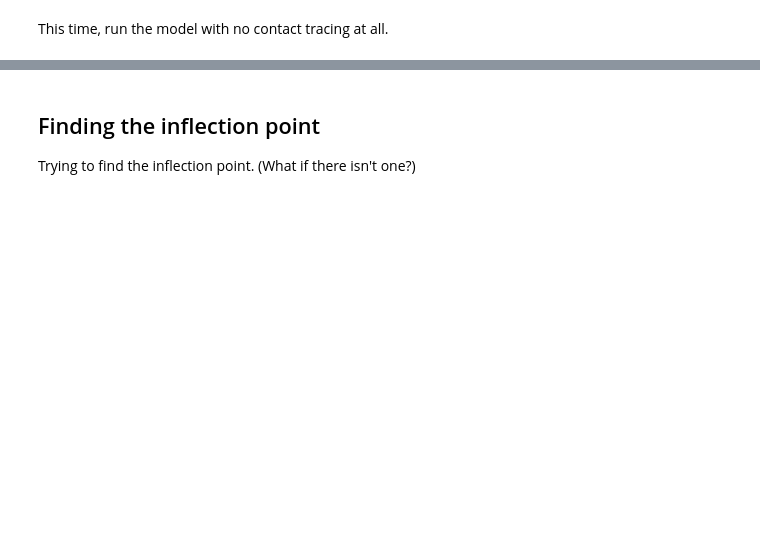
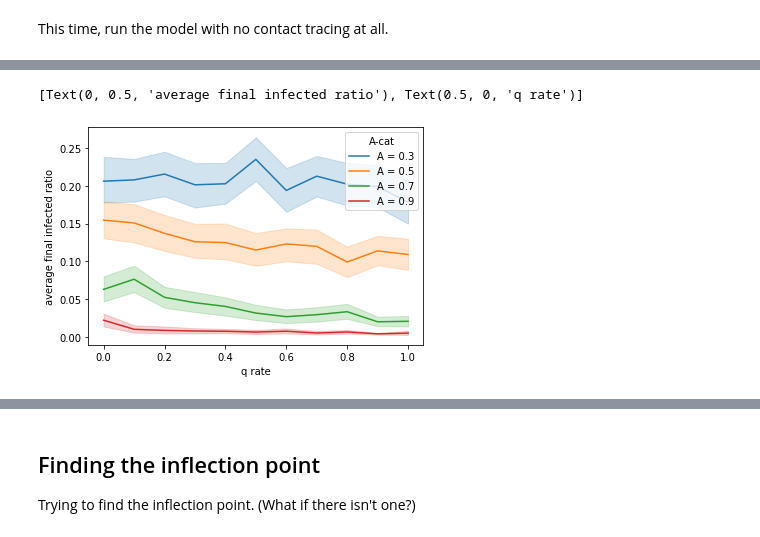
Before and after one commit to sbenthall/privacy-abm, a Jupyter notebook: contact-tracing/code/Python/Experiment--Varying q on WS with p* A*.ipynb, the cells around one changed output, grey strips where cells are left out. Drawn from its saved outputs; the diff is of its cells as text; code cells hidden in the pictures; blank space fills up the shorter version.

```diff
--- a/contact-tracing/code/Python/Experiment--Varying q on WS with p* A*.ipynb
+++ b/contact-tracing/code/Python/Experiment--Varying q on WS with p* A*.ipynb
@@ -140,0 +259,19 @@ epidemic_size = {
+# %%
+data = pd.concat([
+    pd.read_csv('q_study_0_3.csv'),
+    pd.read_csv('q_study_0_5.csv'),
+    pd.read_csv('q_study_0_7.csv'),
+    pd.read_csv('q_study_0_9.csv')
+])
+# %%
+data["A-cat"] = data["A"].apply(lambda x: f"A = {x}")
+
+
+splot = sns.lineplot(x='q', y='infected_ratio', hue="A-cat", data=data)
+
+splot.set(#xscale="log",
+          xlabel='q rate',
+          ylabel='average final infected ratio')
+# %% [output]
+[Text(0, 0.5, 'average final infected ratio'), Text(0.5, 0, 'q rate')]
+[figure, added]
```
Also changed, not shown: parts of 34 cells of this notebook, 3 other files.
